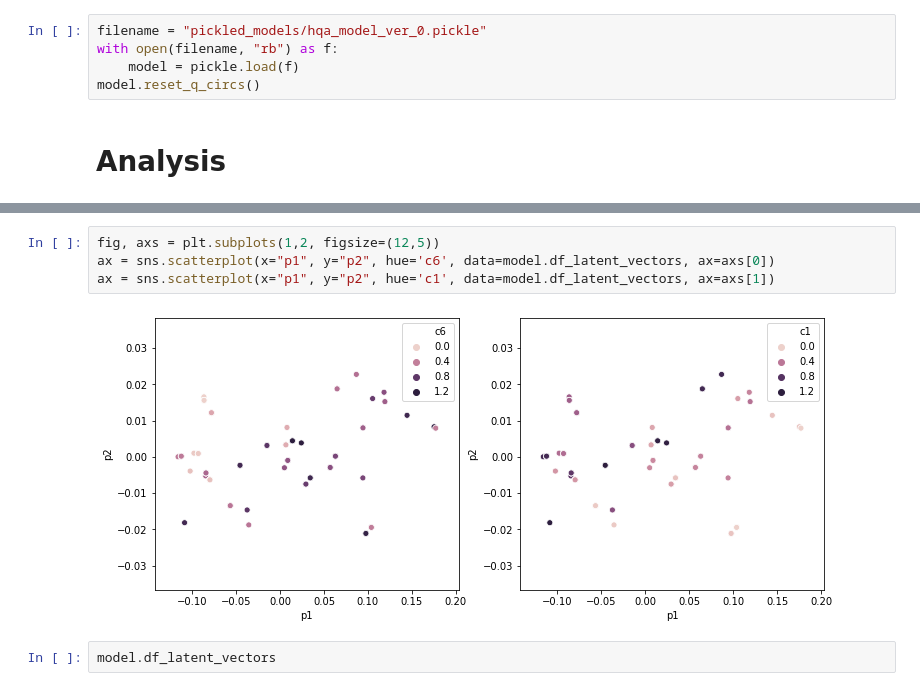
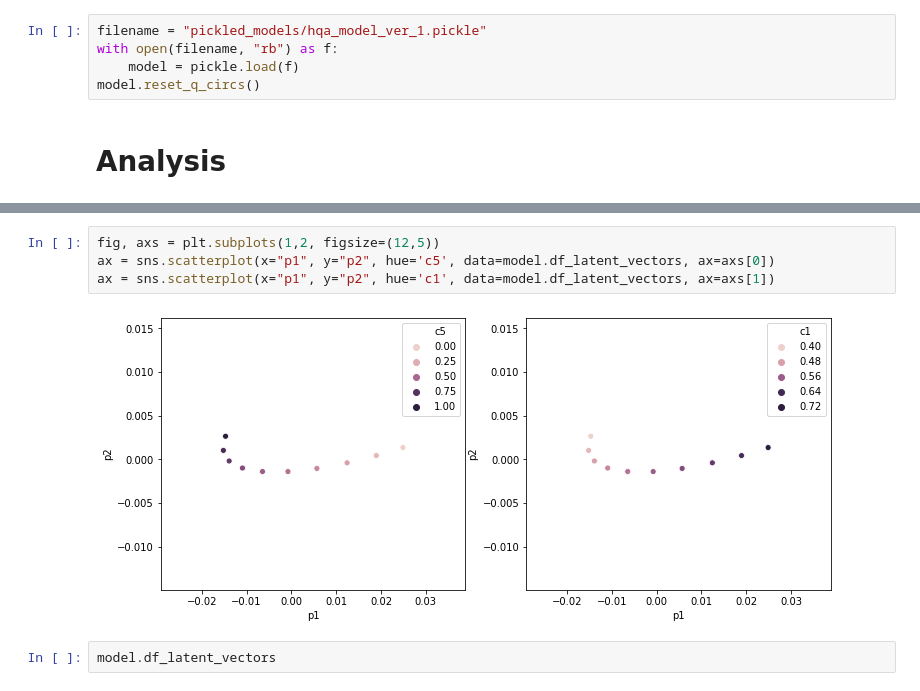
Before and after one commit to maiyuren/Hybrid-Quantum-Autoencoder, a Jupyter notebook: heisenberg/heisenberg_analysis.ipynb, the cells around one changed output, grey strips where cells are left out. Drawn from its saved outputs; the diff is of its cells as text.

```diff
--- a/heisenberg/heisenberg_analysis.ipynb
+++ b/heisenberg/heisenberg_analysis.ipynb
@@ -45,7 +28,7 @@ KeyboardInterrupt:
 # %% [markdown]
 ## Load model
 # %%
-filename = "pickled_models/hqa_model_ver_0.pickle"
+filename = "pickled_models/hqa_model_ver_1.pickle"
 with open(filename, "rb") as f:
     model = pickle.load(f)
 model.reset_q_circs()
@@ -68,9 +51,9 @@ Variance explained by each principal component:
 # %%
 fig, axs = plt.subplots(1,2, figsize=(12,5))
-ax = sns.scatterplot(x="p1", y="p2", hue='c6', data=model.df_latent_vectors, ax=axs[0])
+ax = sns.scatterplot(x="p1", y="p2", hue='c5', data=model.df_latent_vectors, ax=axs[0])
 ax = sns.scatterplot(x="p1", y="p2", hue='c1', data=model.df_latent_vectors, ax=axs[1])
 # %% [output]
-[figure, old version]
+[figure, new version]
 # %%
 model.df_latent_vectors
 # %% [output]
```
Also changed, not shown: parts of 9 cells of this notebook, 1 other file.
